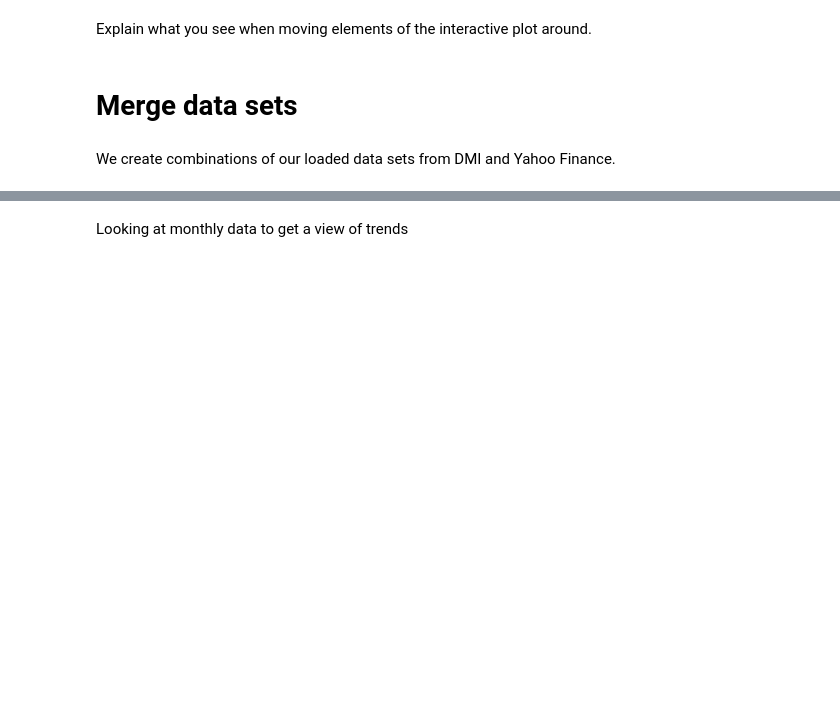
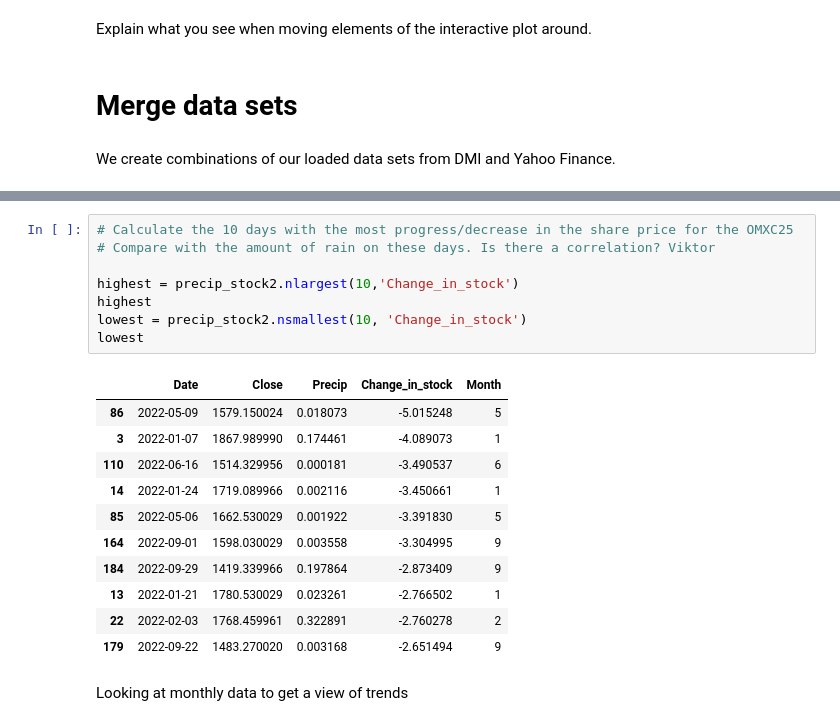
Before and after one commit to NumEconCopenhagen/projects-2023-jos-p-og-tex, a Jupyter notebook: dataproject/dataproject.ipynb, the cells around one changed output, grey strips where cells are left out. Saved outputs shown, nothing was run; the diff lists cells and outputs as text; blank space fills up the shorter version.

```diff
--- a/dataproject/dataproject.ipynb
+++ b/dataproject/dataproject.ipynb
@@ -201,3 +379,23 @@ precip_stock2
+# %%
+# Calculate the 10 days with the most progress/decrease in the share price for the OMXC25
+# Compare with the amount of rain on these days. Is there a correlation? Viktor
+
+highest = precip_stock2.nlargest(10,'Change_in_stock')
+highest
+lowest = precip_stock2.nsmallest(10, 'Change_in_stock')
+lowest
+# %% [output]
+|  | Date | Close | Precip | Change_in_stock | Month |
+| 86 | 2022-05-09 | 1579.150024 | 0.018073 | -5.015248 | 5 |
+| 3 | 2022-01-07 | 1867.989990 | 0.174461 | -4.089073 | 1 |
+| 110 | 2022-06-16 | 1514.329956 | 0.000181 | -3.490537 | 6 |
+| 14 | 2022-01-24 | 1719.089966 | 0.002116 | -3.450661 | 1 |
+| 85 | 2022-05-06 | 1662.530029 | 0.001922 | -3.391830 | 5 |
+| 164 | 2022-09-01 | 1598.030029 | 0.003558 | -3.304995 | 9 |
+| 184 | 2022-09-29 | 1419.339966 | 0.197864 | -2.873409 | 9 |
+| 13 | 2022-01-21 | 1780.530029 | 0.023261 | -2.766502 | 1 |
+| 22 | 2022-02-03 | 1768.459961 | 0.322891 | -2.760278 | 2 |
+| 179 | 2022-09-22 | 1483.270020 | 0.003168 | -2.651494 | 9 |
 # %% [markdown]
 Looking at monthly data to get a view of trends
 # %%
```
Also changed, not shown: parts of 17 cells of this notebook.
